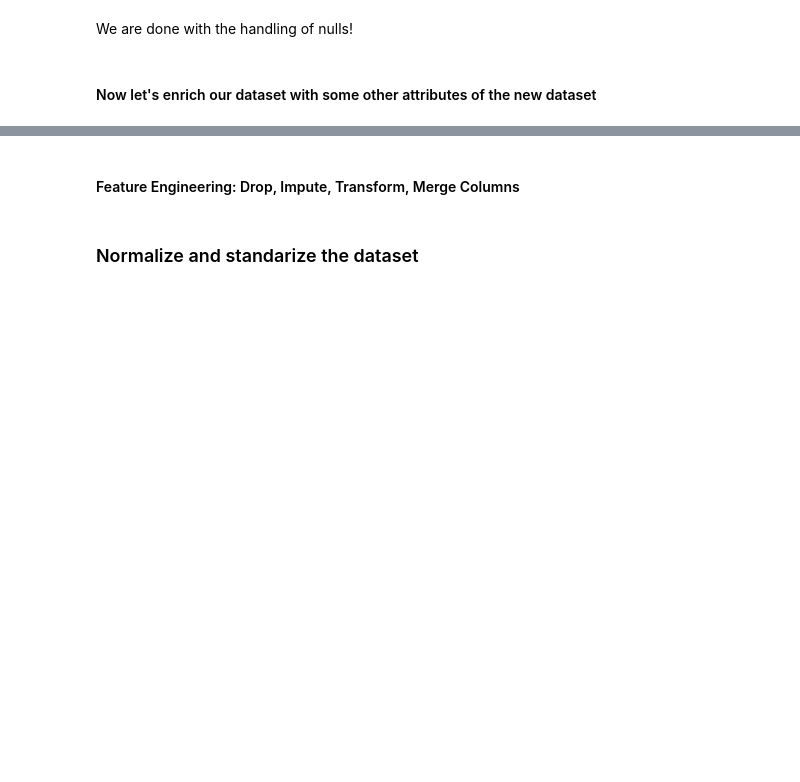
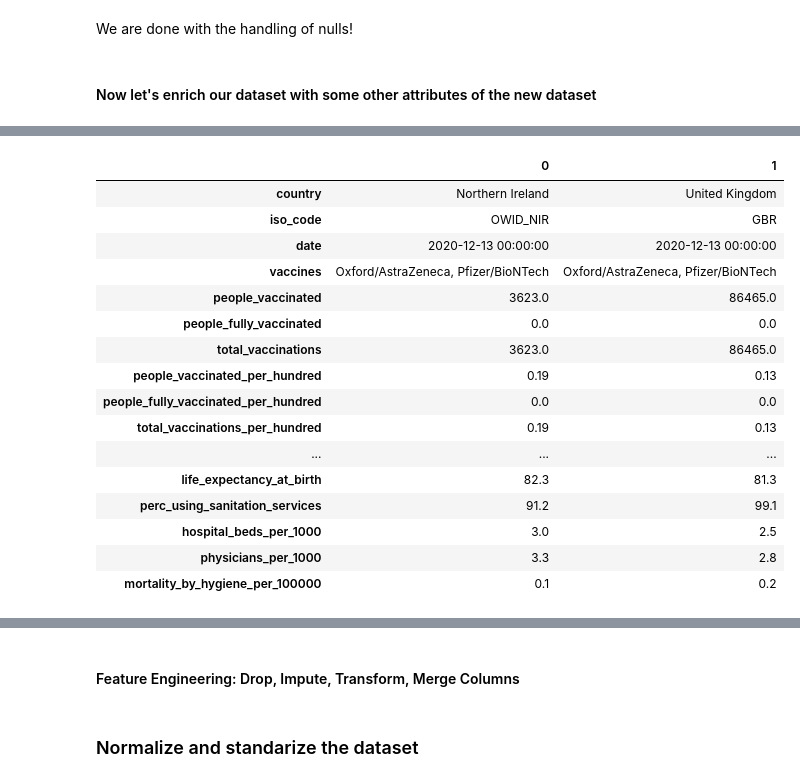
Before and after one commit to drkostas/covid19-vaccinations-predict, a Jupyter notebook: project.ipynb, the cells around one changed output, grey strips where cells are left out. Saved outputs shown, nothing was run; the diff lists cells and outputs as text; code cells hidden in the pictures; blank space fills up the shorter version.

```diff
--- a/project.ipynb
+++ b/project.ipynb
@@ -630,6 +630,26 @@ dtype: int64
 # %%
 # Now match these values with the covid dataset
-covid_df_clean_4 = covid_df_clean_3.join(countries_meta_df_clean_3,
-                                         on='country',)
+covid_df_clean_4 = covid_df_clean_3.merge(countries_meta_df_clean_3,
+                                         on='country',
+                                         how='left')
+display(covid_df_clean_4.head(2).transpose())
+# %% [output]
+|  | 0 | 1 |
+| country | Northern Ireland | United Kingdom |
+| iso_code | OWID_NIR | GBR |
+| date | 2020-12-13 00:00:00 | 2020-12-13 00:00:00 |
+| vaccines | Oxford/AstraZeneca, Pfizer/BioNTech | Oxford/AstraZeneca, Pfizer/BioNTech |
+| people_vaccinated | 3623.0 | 86465.0 |
+| people_fully_vaccinated | 0.0 | 0.0 |
+| total_vaccinations | 3623.0 | 86465.0 |
+| people_vaccinated_per_hundred | 0.19 | 0.13 |
+| people_fully_vaccinated_per_hundred | 0.0 | 0.0 |
+| total_vaccinations_per_hundred | 0.19 | 0.13 |
+| ... | ... | ... |
+| life_expectancy_at_birth | 82.3 | 81.3 |
+| perc_using_sanitation_services | 91.2 | 99.1 |
+| hospital_beds_per_1000 | 3.0 | 2.5 |
+| physicians_per_1000 | 3.3 | 2.8 |
+| mortality_by_hygiene_per_100000 | 0.1 | 0.2 |
 # %%
 # Display the Nulls again
```
Also changed, not shown: parts of 14 cells of this notebook, 1 other file.
